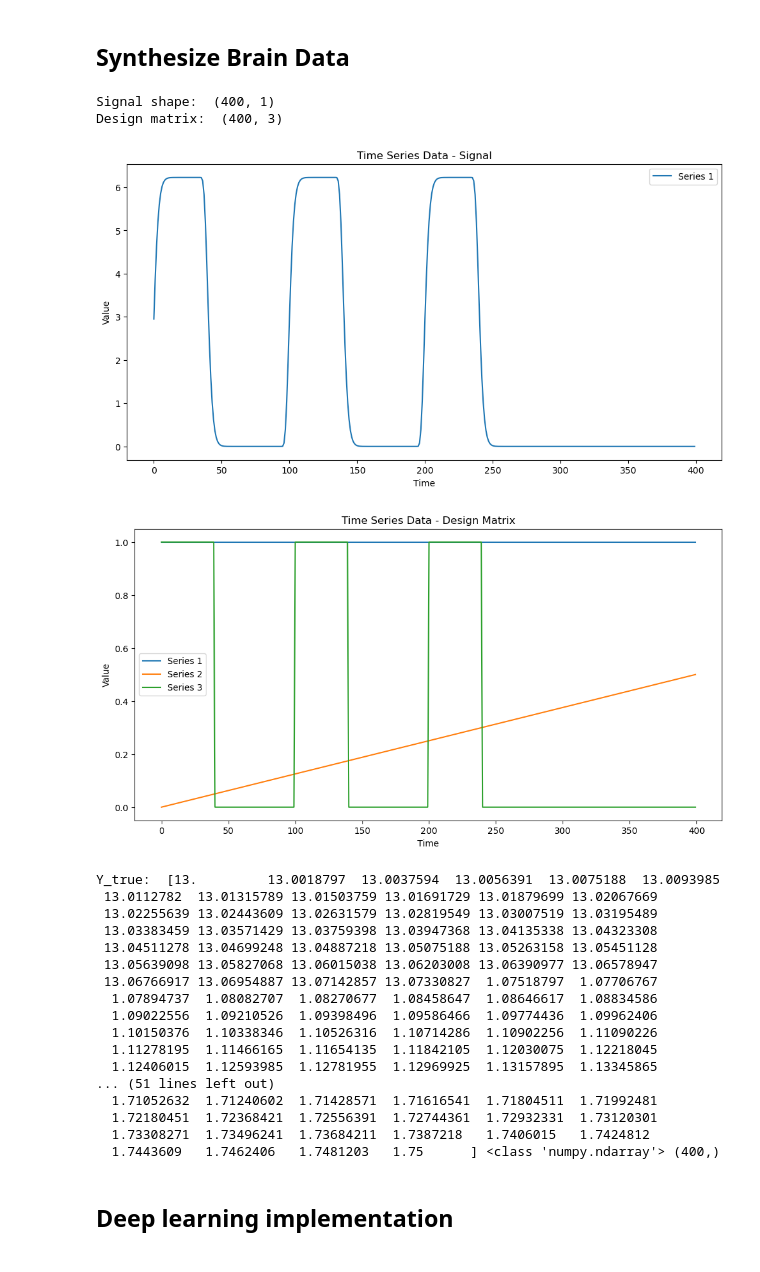
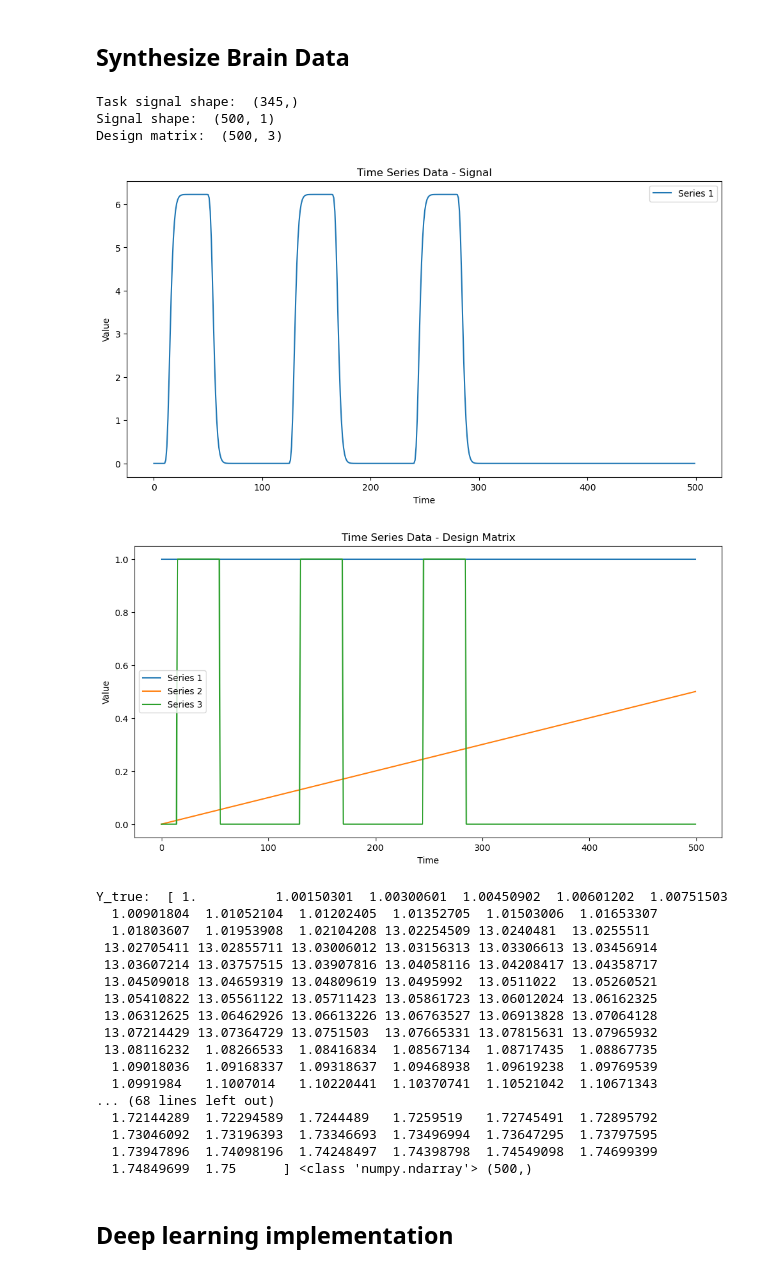
Before and after one commit to nolanrbrady/neuro_dl_stats, a Jupyter notebook: pytorch_glm.ipynb, the cells around one changed output. Cells and saved outputs as stored; diff of their text form; code cells hidden in the pictures.

```diff
--- a/pytorch_glm.ipynb
+++ b/pytorch_glm.ipynb
@@ -136,46 +136,47 @@ Y_true:  [ 1.00018143  1.51314488  2.02618978  2.53934815  3.0526597   3.5661723
 # %%
 %reload_ext autoreload
 # Create a Synthesizer with custom parameters using the builder
 synth_builder = SynthesizerBuilder()
 synth = (synth_builder
-       .add_length(400)
+       .add_length(500)
        .add_intercept()
        .add_drift(0, 0.5)
-       .add_signal(40, 60, 3, "1")
+       .add_signal(40, 60, 3, 15, "1")
        .build())
 signal, design_matrix = synth.get()
 print("Signal shape: ", signal.shape)
 print("Design matrix: ", design_matrix.shape)
 synth.plot_signal()
 synth.plot_design_matrix()
 
 # Get the GLM Values
 beta_values_target = np.array([1, 1.5, 12])
 # print(design_matrix.shape, beta_values.shape)
 y_true = np.dot(design_matrix, beta_values_target)
 print("Y_true: ", y_true, type(y_true), y_true.shape)
 # %% [output]
-Signal shape:  (400, 1)
-Design matrix:  (400, 3)
+Task signal shape:  (345,)
+Signal shape:  (500, 1)
+Design matrix:  (500, 3)
-[figure, old version]
+[figure, new version]
-[figure, old version]
+[figure, new version]
-Y_true:  [13.         13.0018797  13.0037594  13.0056391  13.0075188  13.0093985
- 13.0112782  13.01315789 13.01503759 13.01691729 13.01879699 13.02067669
- 13.02255639 13.02443609 13.02631579 13.02819549 13.03007519 13.03195489
- 13.03383459 13.03571429 13.03759398 13.03947368 13.04135338 13.04323308
- 13.04511278 13.04699248 13.04887218 13.05075188 13.05263158 13.05451128
- 13.05639098 13.05827068 13.06015038 13.06203008 13.06390977 13.06578947
- 13.06766917 13.06954887 13.07142857 13.07330827  1.07518797  1.07706767
-  1.07894737  1.08082707  1.08270677  1.08458647  1.08646617  1.08834586
-  1.09022556  1.09210526  1.09398496  1.09586466  1.09774436  1.09962406
-  1.10150376  1.10338346  1.10526316  1.10714286  1.10902256  1.11090226
-  1.11278195  1.11466165  1.11654135  1.11842105  1.12030075  1.12218045
-  1.12406015  1.12593985  1.12781955  1.12969925  1.13157895  1.13345865
-... (51 lines left out)
-  1.71052632  1.71240602  1.71428571  1.71616541  1.71804511  1.71992481
-  1.72180451  1.72368421  1.72556391  1.72744361  1.72932331  1.73120301
-  1.73308271  1.73496241  1.73684211  1.7387218   1.7406015   1.7424812
-  1.7443609   1.7462406   1.7481203   1.75      ] <class 'numpy.ndarray'> (400,)
+Y_true:  [ 1.          1.00150301  1.00300601  1.00450902  1.00601202  1.00751503
+  1.00901804  1.01052104  1.01202405  1.01352705  1.01503006  1.01653307
+  1.01803607  1.01953908  1.02104208 13.02254509 13.0240481  13.0255511
+ 13.02705411 13.02855711 13.03006012 13.03156313 13.03306613 13.03456914
+ 13.03607214 13.03757515 13.03907816 13.04058116 13.04208417 13.04358717
+ 13.04509018 13.04659319 13.04809619 13.0495992  13.0511022  13.05260521
+ 13.05410822 13.05561122 13.05711423 13.05861723 13.06012024 13.06162325
+ 13.06312625 13.06462926 13.06613226 13.06763527 13.06913828 13.07064128
+ 13.07214429 13.07364729 13.0751503  13.07665331 13.07815631 13.07965932
+ 13.08116232  1.08266533  1.08416834  1.08567134  1.08717435  1.08867735
+  1.09018036  1.09168337  1.09318637  1.09468938  1.09619238  1.09769539
+  1.0991984   1.1007014   1.10220441  1.10370741  1.10521042  1.10671343
+... (68 lines left out)
+  1.72144289  1.72294589  1.7244489   1.7259519   1.72745491  1.72895792
+  1.73046092  1.73196393  1.73346693  1.73496994  1.73647295  1.73797595
+  1.73947896  1.74098196  1.74248497  1.74398798  1.74549098  1.74699399
+  1.74849699  1.75      ] <class 'numpy.ndarray'> (500,)
 # %% [markdown]
 ## Deep learning implementation
 # %%
```
Also changed, not shown: parts of 1 cell of this notebook, 1 other file.
